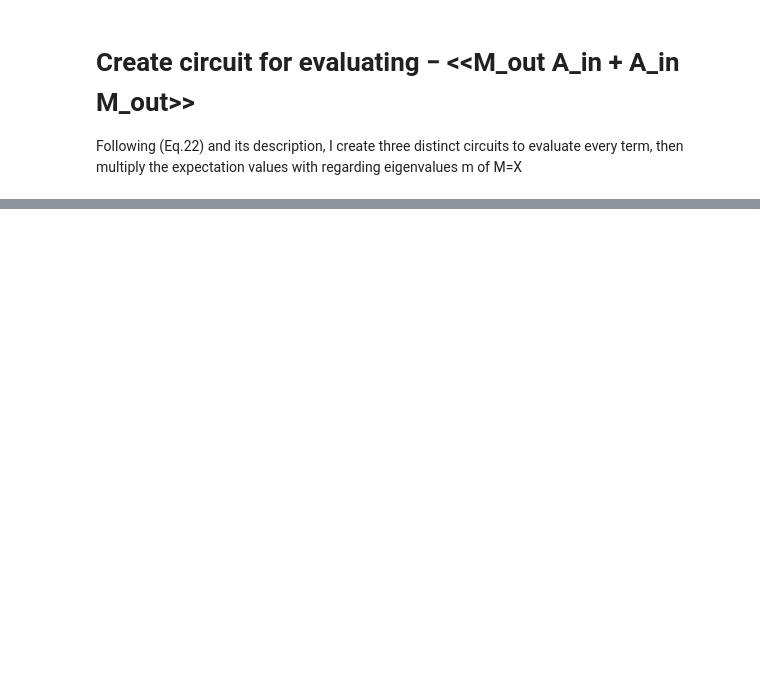
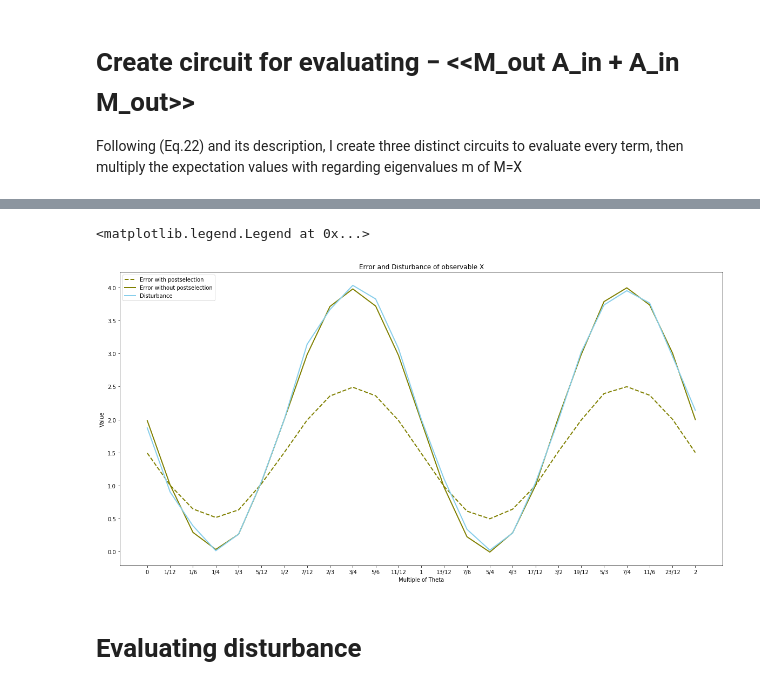
Before and after one commit to MyEntangled/MyEntangled-Blog, a Jupyter notebook: Quantum Programming Projects/Modular Value Measurement/Modular-value Measurement.ipynb, the cells around one changed output, grey strips where cells are left out. Cells and saved outputs as stored; diff of their text form; code cells hidden in the pictures; blank space fills up the shorter version.

Commit message:
upload code modular value measurement

```diff
--- a/Quantum Programming Projects/Modular Value Measurement/Modular-value Measurement.ipynb
+++ b/Quantum Programming Projects/Modular Value Measurement/Modular-value Measurement.ipynb
@@ -222,0 +207,49 @@ for i in range(6):
+# %%
+error_squared_with_ps = {}
+error_squared_without_ps = {}
+error_squared_with_ps_data = []
+error_squared_without_ps_data = []
+disturbance_squared_data = []
+params = []
+
+for i in range(0,49,2):
+    theta = pi * i/12
+    first_term = calculate_joint_prob_ope(theta)
+    second_term = calculate_observable(theta,"X")
+    third_term = calculate_error_3state(theta)
+
+    dis_first_term = calculate_joint_prob_ope(theta)
+    dis_second_term = calculate_observable(theta,"Z")
+    dis_third_term = calculate_disturbance_3state(theta)
+
+    # Theta in this code is twice the theta written in paper due to technical reason with U3 rotation.
+    # Theta values in the output below will be the same as in the paper.
+    frac_theta = str(Fraction(i,12*2))
+
+    error_squared_with_ps[frac_theta + "*pi"] = (first_term[0]+first_term[1])/2 + second_term + (third_term[0]+third_term[1])/2
+    error_squared_without_ps[frac_theta + "*pi"] = (first_term[0]+first_term[1]) + second_term + (third_term[0]+third_term[1])
+    disturbance_squared[frac_theta + "*pi"] = (dis_first_term[0]+dis_first_term[1]) + dis_second_term + (dis_third_term[0]+dis_third_term[1])
+
+    error_squared_with_ps_data.append(error_squared_with_ps[frac_theta + "*pi"])
+    error_squared_without_ps_data.append(error_squared_without_ps[frac_theta + "*pi"])
+    disturbance_squared_data.append(disturbance_squared[frac_theta + "*pi"])
+    params.append(frac_theta)
+#print(error_squared_with_ps)
+#print("\n")
+#print(error_squared_without_ps)
+
+df = pd.DataFrame({'theta': params, 'ep': error_squared_with_ps_data, 'en': error_squared_without_ps_data, 'd': disturbance_squared_data})
+
+plt.figure(figsize=(20,10))
+plt.plot( 'theta', 'ep', data=df, marker='', color='olive', linestyle='dashed', linewidth=2, label="Error with postselection")
+plt.plot( 'theta', 'en', data=df, marker='', color='olive', linewidth=2, label='Error without postselection')
+plt.plot( 'theta', 'd', data=df, marker='', color='skyblue', linewidth=2, label='Disturbance')
+plt.title('Error and Disturbance of observable X')
+plt.xlabel('Multiple of Theta')
+plt.ylabel('Value')
+plt.legend()
+# %% [output]
+<matplotlib.legend.Legend at 0x...>
+[figure, added]
+# %% [markdown]
+# Evaluating disturbance
```
Also changed, not shown: parts of 26 cells of this notebook.
